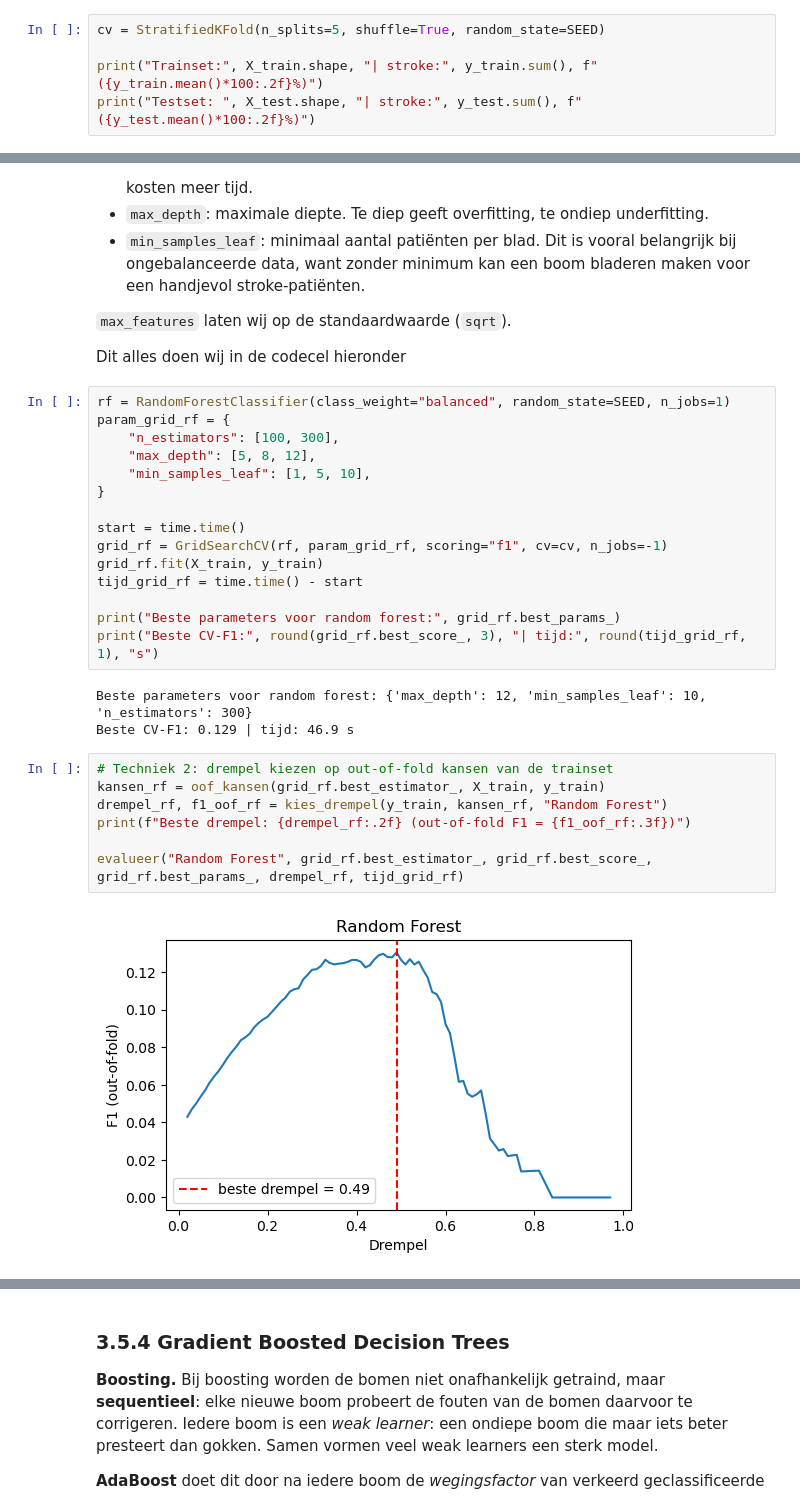
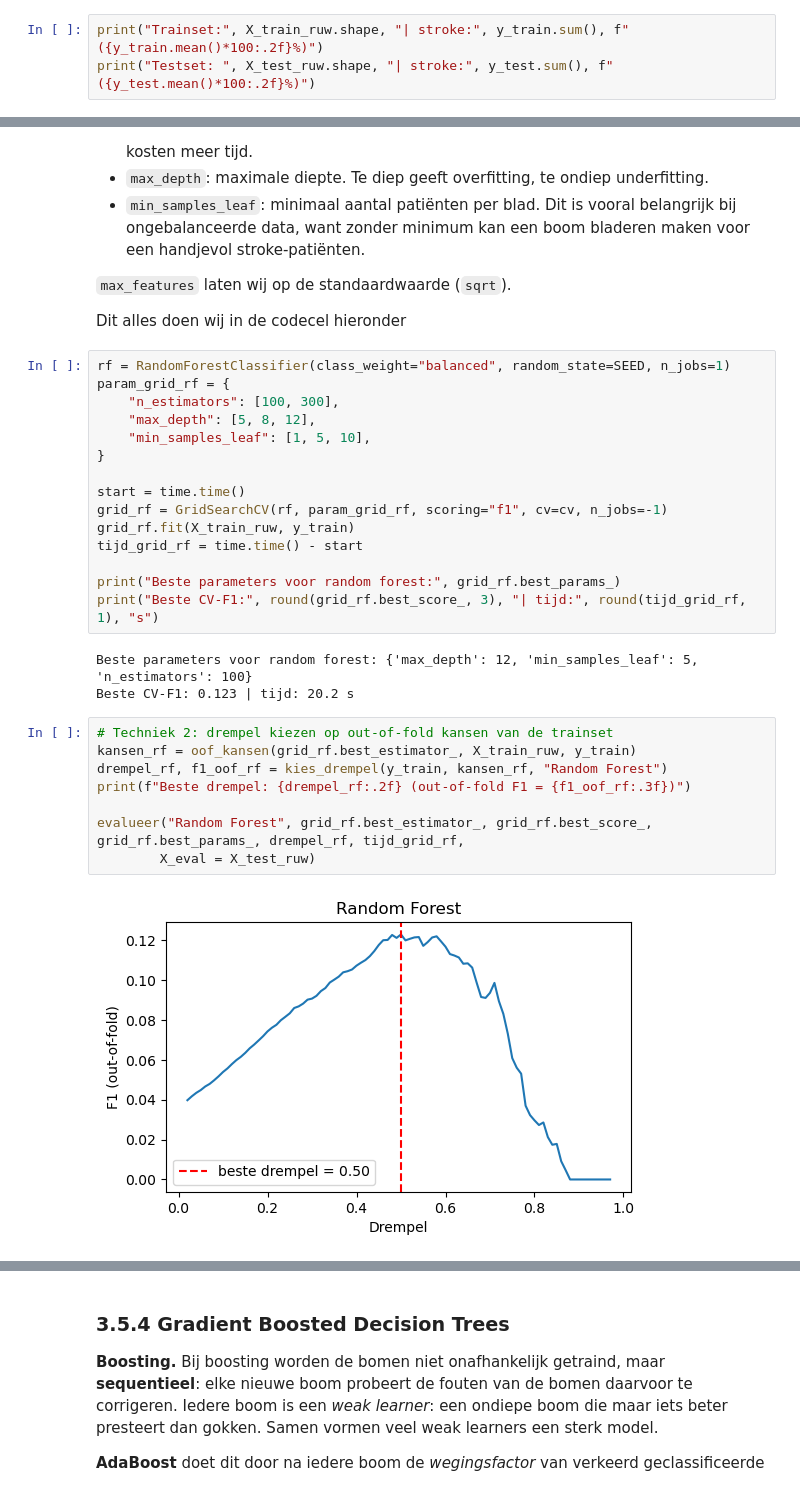
Before and after one commit to AlishaSR2k5/Machine-Learning-Portfolio-1, a Jupyter notebook: portfolio_opdracht_stroke.ipynb, the cells around one changed output, grey strips where cells are left out. Cells and saved outputs as stored; diff of their text form.

```diff
--- a/portfolio_opdracht_stroke.ipynb
+++ b/portfolio_opdracht_stroke.ipynb
@@ -1102,10 +1102,8 @@ Refrentie: https://chatgpt.com/share/6acae7fe-ee38-83ed-8467-ae0368aff622
 ### 3.5 Random Forest, Gradient Boosting, XGBoost en een zelfgemaakt ensemble
 In dit deel passen wij drie ensembles toe op de data (Random Forest, Gradient Boosted Decision Trees en XGBoost) en bouwen wij een eigen ensemble met voting.
 # %%
-cv = StratifiedKFold(n_splits=5, shuffle=True, random_state=SEED)
-
-print("Trainset:", X_train.shape, "| stroke:", y_train.sum(), f"({y_train.mean()*100:.2f}%)")
-print("Testset: ", X_test.shape, "| stroke:", y_test.sum(), f"({y_test.mean()*100:.2f}%)")
+print("Trainset:", X_train_ruw.shape, "| stroke:", y_train.sum(), f"({y_train.mean()*100:.2f}%)")
+print("Testset: ", X_test_ruw.shape, "| stroke:", y_test.sum(), f"({y_test.mean()*100:.2f}%)")
 # %% [output]
 Trainset: (26840, 20) | stroke: 414 (1.54%)
 Testset:  (6710, 20) | stroke: 103 (1.54%)
@@ -1190,20 +1205,21 @@ param_grid_rf = {
 
 start = time.time()
 grid_rf = GridSearchCV(rf, param_grid_rf, scoring="f1", cv=cv, n_jobs=-1)
-grid_rf.fit(X_train, y_train)
+grid_rf.fit(X_train_ruw, y_train)
 tijd_grid_rf = time.time() - start
 
 print("Beste parameters voor random forest:", grid_rf.best_params_)
 print("Beste CV-F1:", round(grid_rf.best_score_, 3), "| tijd:", round(tijd_grid_rf, 1), "s")
 # %% [output]
-Beste parameters voor random forest: {'max_depth': 12, 'min_samples_leaf': 10, 'n_estimators': 300}
-Beste CV-F1: 0.129 | tijd: 46.9 s
+Beste parameters voor random forest: {'max_depth': 12, 'min_samples_leaf': 5, 'n_estimators': 100}
+Beste CV-F1: 0.123 | tijd: 20.2 s
 # %%
 # Techniek 2: drempel kiezen op out-of-fold kansen van de trainset
-kansen_rf = oof_kansen(grid_rf.best_estimator_, X_train, y_train)
+kansen_rf = oof_kansen(grid_rf.best_estimator_, X_train_ruw, y_train)
 drempel_rf, f1_oof_rf = kies_drempel(y_train, kansen_rf, "Random Forest")
 print(f"Beste drempel: {drempel_rf:.2f} (out-of-fold F1 = {f1_oof_rf:.3f})")
 
-evalueer("Random Forest", grid_rf.best_estimator_, grid_rf.best_score_, grid_rf.best_params_, drempel_rf, tijd_grid_rf)
+evalueer("Random Forest", grid_rf.best_estimator_, grid_rf.best_score_, grid_rf.best_params_, drempel_rf, tijd_grid_rf,
+        X_eval = X_test_ruw)
 # %% [output]
-[figure, old version]
+[figure, new version]
```
Also changed, not shown: parts of 15 cells of this notebook.
